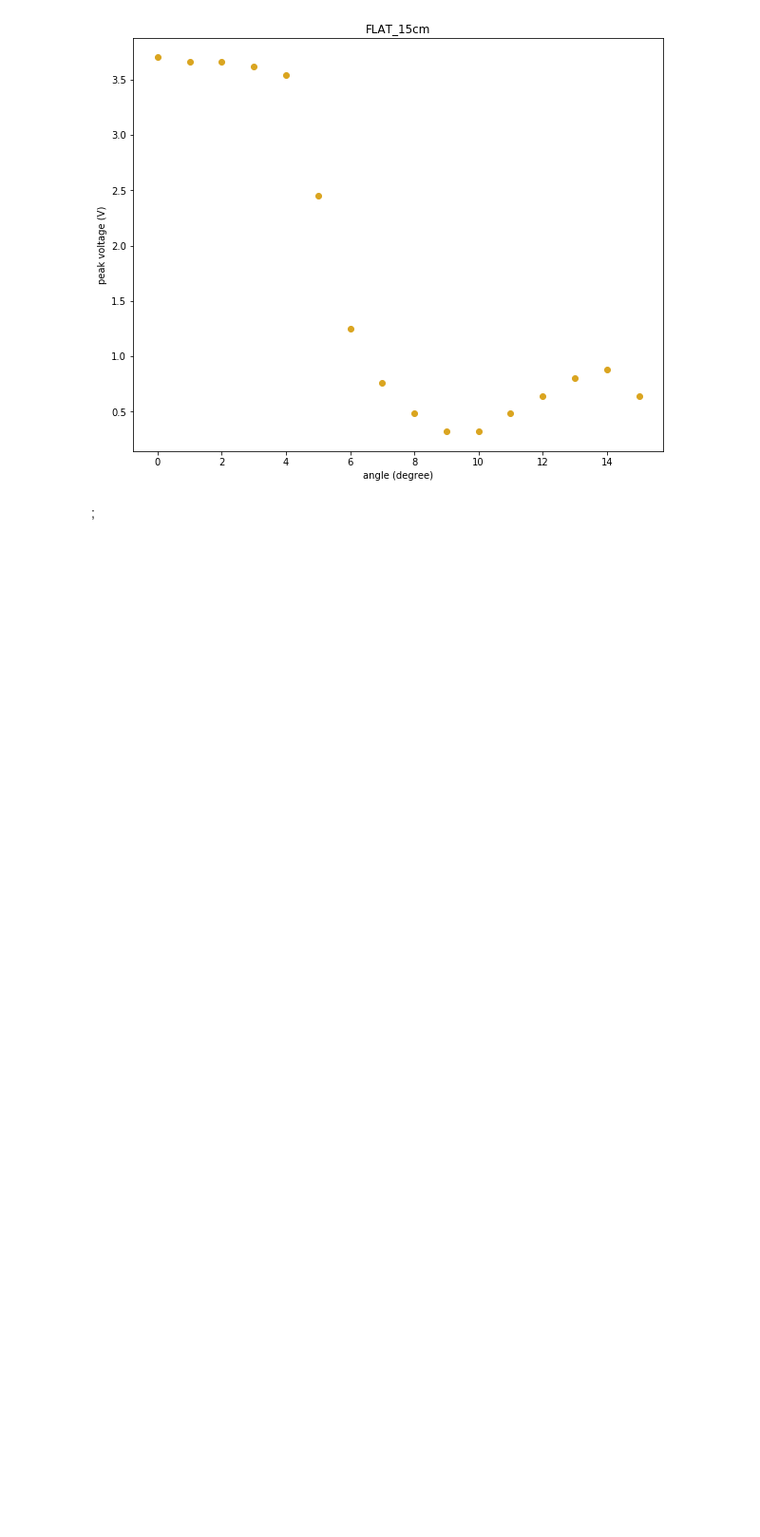
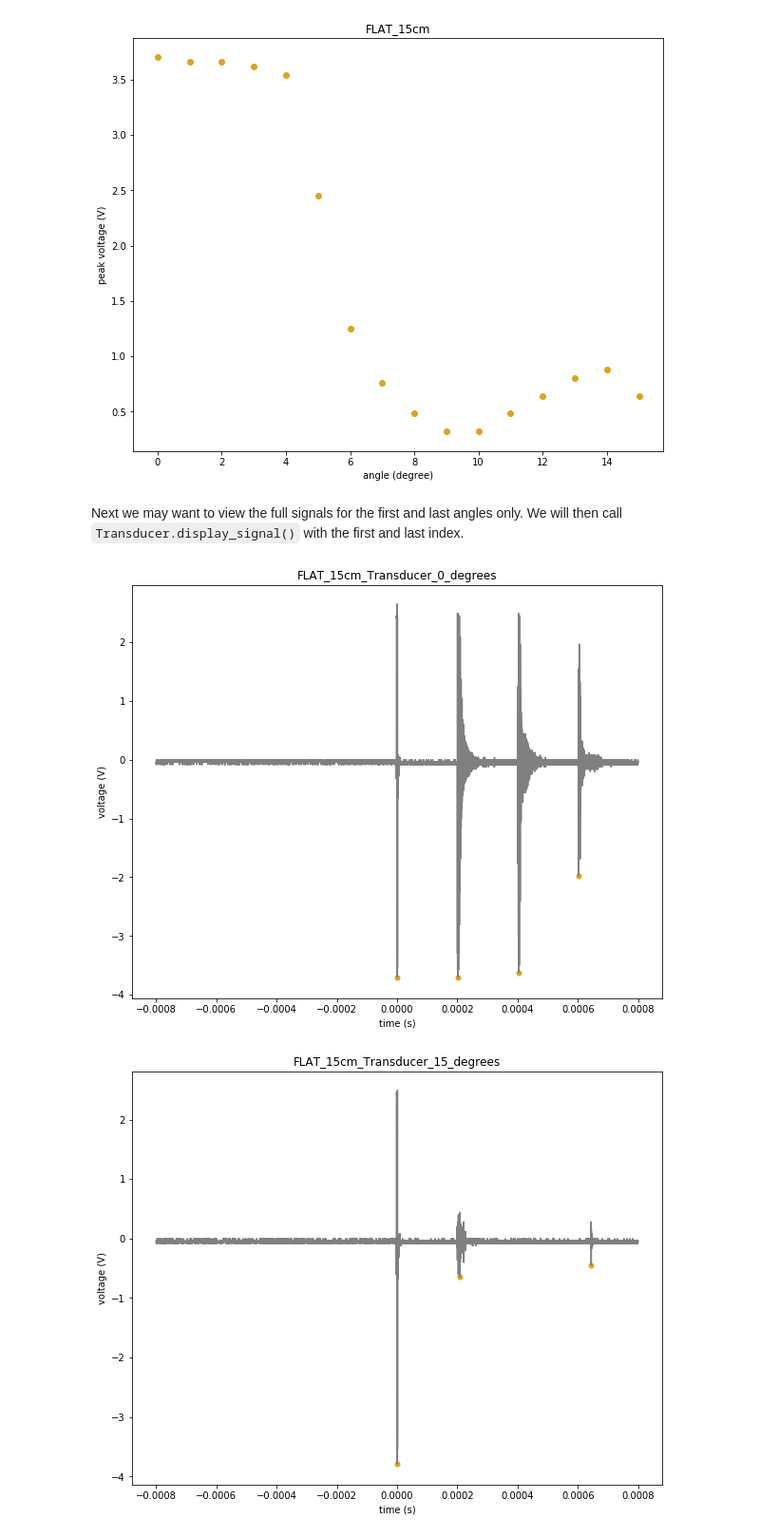
Before and after one commit to dnysius/pure, a Jupyter notebook: py/Main.ipynb, the cells around one changed output. Shown: that part at 95% size. Saved outputs shown, nothing was run; the diff lists cells and outputs as text; code cells hidden in the pictures; blank space fills up the shorter version.

```diff
--- a/py/Main.ipynb
+++ b/py/Main.ipynb
@@ -51,5 +53,10 @@ The methods available for a Transducer object are listed as follows, with the op
 flat.display_total(SAVE=False, DISPLAY=True);  # Jupyter automatically prints a representation of the last object in a cell
 # %% [output]
 [figure]
-# %% [markdown]
-;
+# %% [markdown]
+Next we may want to view the full signals for the first and last angles only. We will then call `Transducer.display_signal()` with the first and last index.
+# %%
+flat.display_signal([0, -1]);
+# %% [output]
+[figure, added]
+[figure, added]
```
Also changed, not shown: parts of 6 cells of this notebook.
